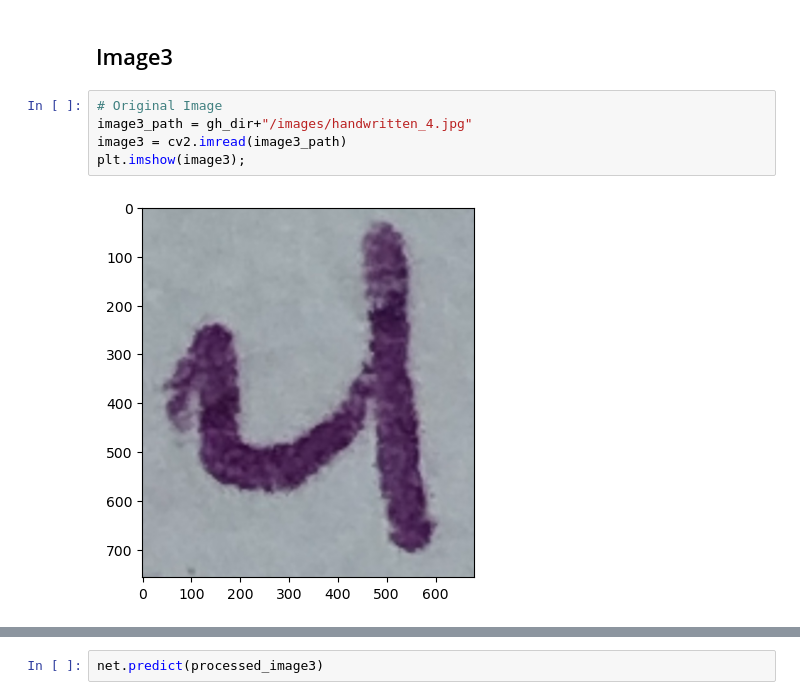
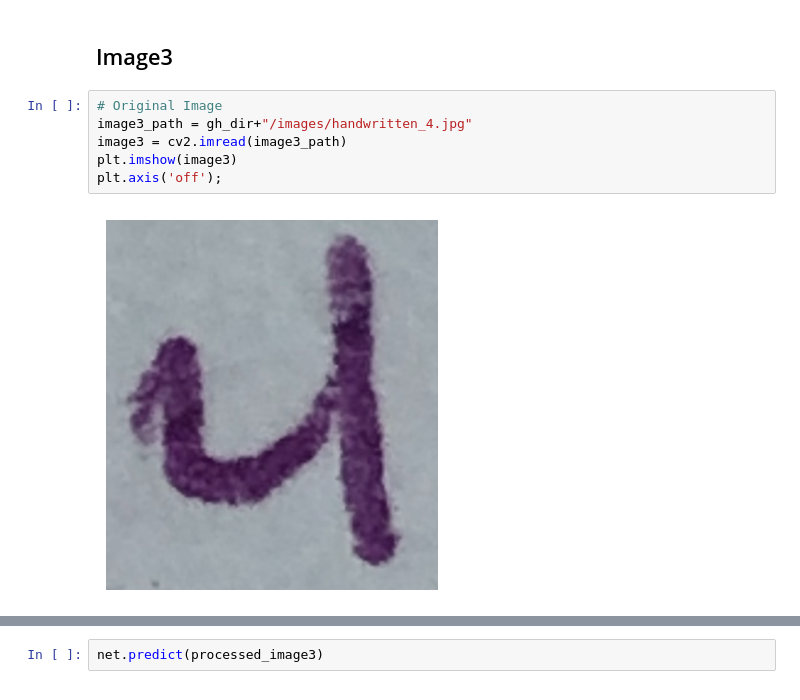
Before and after one commit to papir805/Stanford-ML-Class, a Jupyter notebook: notebooks/neural_networks.ipynb, the cells around one changed output, grey strips where cells are left out. Saved outputs shown, nothing was run; the diff lists cells and outputs as text.

```diff
--- a/notebooks/neural_networks.ipynb
+++ b/notebooks/neural_networks.ipynb
@@ -205,10 +207,11 @@ net.predict(processed_image2)
 # %%
 # Original Image
 image3_path = gh_dir+"/images/handwritten_4.jpg"
 image3 = cv2.imread(image3_path)
-plt.imshow(image3);
+plt.imshow(image3)
+plt.axis('off');
 # %% [output]
-[figure, old version]
+[figure, new version]
 # %%
 # Processed Image
 processed_image3 = \
```
Also changed, not shown: parts of 9 cells of this notebook.
